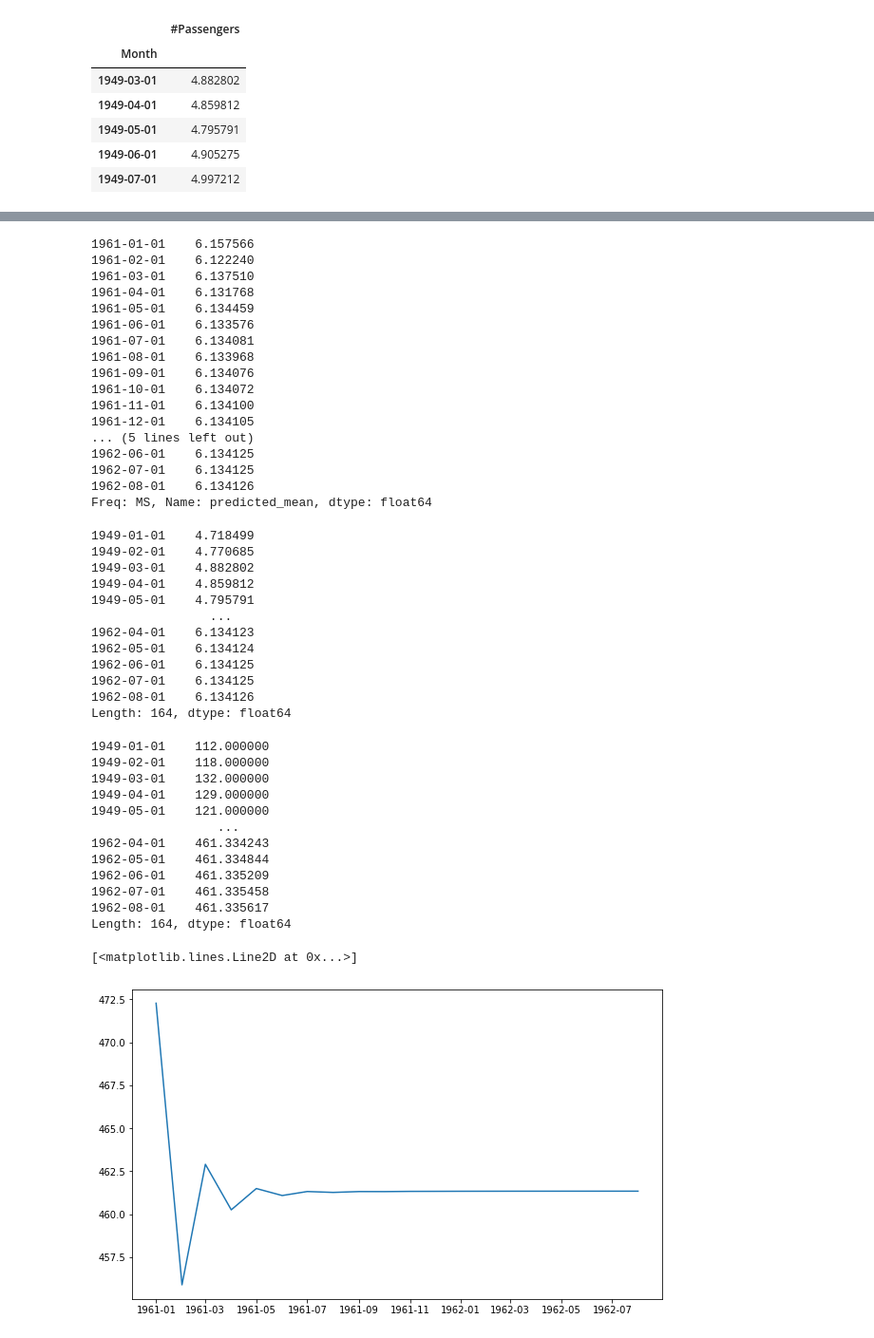
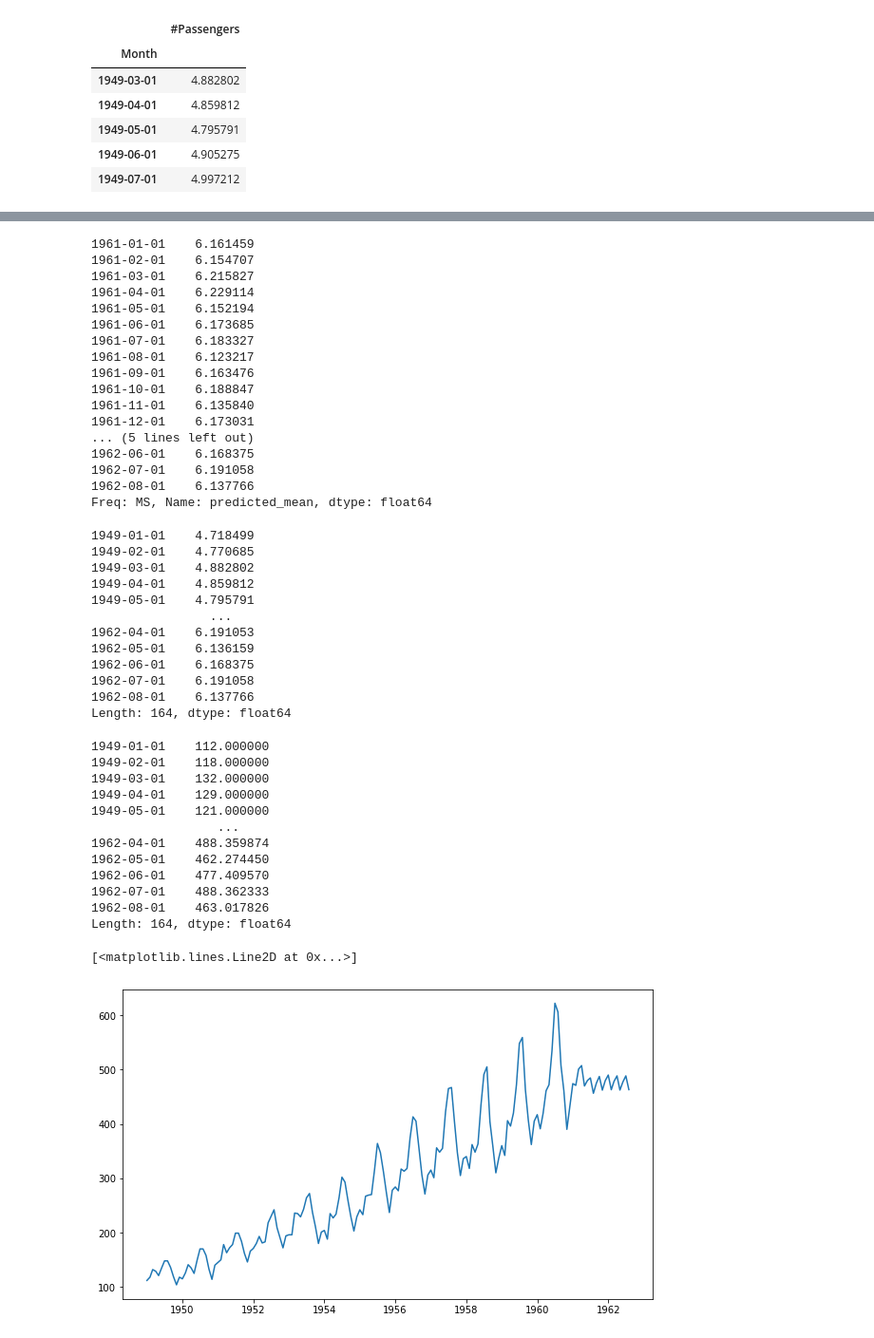
Before and after one commit to dray89/AirlinePassengers, a Jupyter notebook: AirlinePassengers.ipynb, the cells around one changed output, grey strips where cells are left out. Shown at 95% size. Drawn from its saved outputs; the diff is of its cells as text; code cells hidden in the pictures.

```diff
--- a/AirlinePassengers.ipynb
+++ b/AirlinePassengers.ipynb
@@ -376,5 +422,5 @@ plot_stationarity(decomposedLogData)
 # %%
-model = ARIMA(indexedDataset_logScale, order = (2 , 1, 2))
+model = ARIMA(indexedDataset_logScale, order = (4 , 1, 3))
 results = model.fit()
 # %%
 plt.plot(indexedDataset_logScale[2:])
@@ -450,22 +496,22 @@ Text(0.5, 1.0, 'Fitted versus Original Values')
 preds = results.forecast(steps=20)
 preds
 # %% [output]
-1961-01-01    6.157566
-1961-02-01    6.122240
-1961-03-01    6.137510
-1961-04-01    6.131768
-1961-05-01    6.134459
-1961-06-01    6.133576
-1961-07-01    6.134081
-1961-08-01    6.133968
-1961-09-01    6.134076
-1961-10-01    6.134072
-1961-11-01    6.134100
-1961-12-01    6.134105
+1961-01-01    6.161459
+1961-02-01    6.154707
+1961-03-01    6.215827
+1961-04-01    6.229114
+1961-05-01    6.152194
+1961-06-01    6.173685
+1961-07-01    6.183327
+1961-08-01    6.123217
+1961-09-01    6.163476
+1961-10-01    6.188847
+1961-11-01    6.135840
+1961-12-01    6.173031
 ... (5 lines left out)
-1962-06-01    6.134125
-1962-07-01    6.134125
-1962-08-01    6.134126
+1962-06-01    6.168375
+1962-07-01    6.191058
+1962-08-01    6.137766
 Freq: MS, Name: predicted_mean, dtype: float64
 # %%
 #how to append one series on another
@@ -479,11 +525,11 @@ predictionsLog
 1949-04-01    4.859812
 1949-05-01    4.795791
                 ...
-1962-04-01    6.134123
-1962-05-01    6.134124
-1962-06-01    6.134125
-1962-07-01    6.134125
-1962-08-01    6.134126
+1962-04-01    6.191053
+1962-05-01    6.136159
+1962-06-01    6.168375
+1962-07-01    6.191058
+1962-08-01    6.137766
 Length: 164, dtype: float64
 # %%
 predictions = np.exp(predictionsLog)
@@ -495,15 +541,15 @@ predictions #The data is now in its original form with predictions appended
 1949-04-01    129.000000
 1949-05-01    121.000000
                  ...
-1962-04-01    461.334243
-1962-05-01    461.334844
-1962-06-01    461.335209
-1962-07-01    461.335458
-1962-08-01    461.335617
+1962-04-01    488.359874
+1962-05-01    462.274450
+1962-06-01    477.409570
+1962-07-01    488.362333
+1962-08-01    463.017826
 Length: 164, dtype: float64
 # %%
 #plt.plot(indexedDataset)
-plt.plot(predictions[-20:])
+plt.plot(predictions)
 # %% [output]
 [<matplotlib.lines.Line2D at 0x...>]
-[figure, old version]
+[figure, new version]
```
Also changed, not shown: parts of 6 cells of this notebook.
